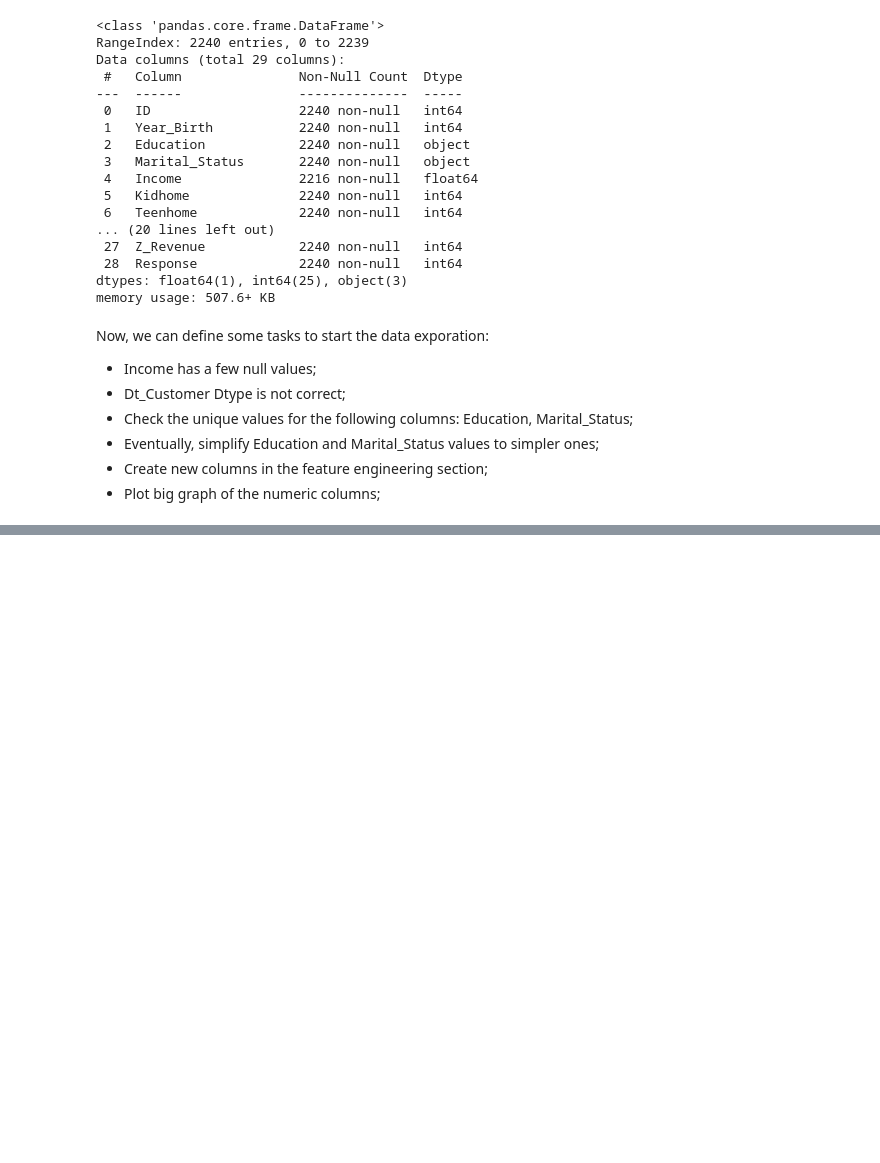
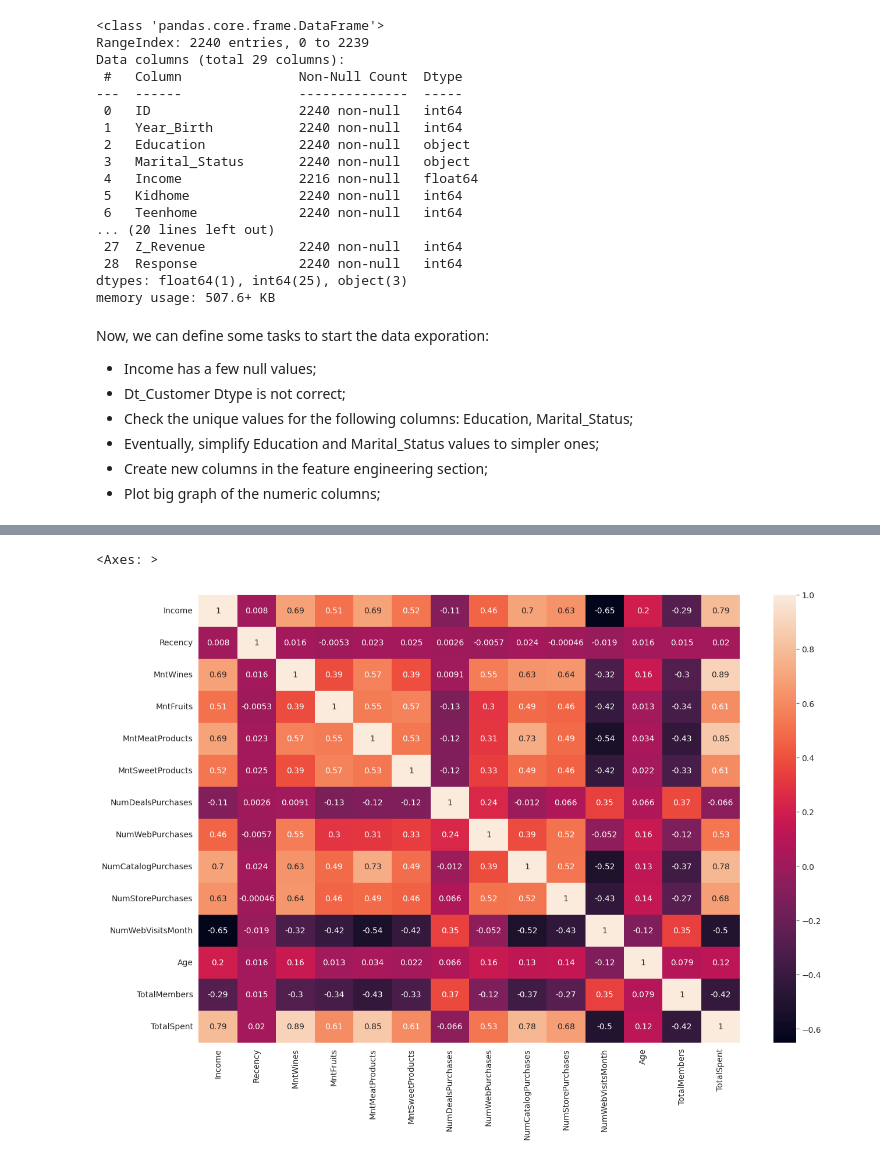
Before and after one commit to davi-santos/customer-segmentation, a Jupyter notebook: notebooks/1.0-davi_santos-initial_data_exploration.ipynb, the cells around one changed output, grey strips where cells are left out. Cells and saved outputs as stored; diff of their text form; code cells hidden in the pictures; blank space fills up the shorter version.

```diff
--- a/notebooks/1.0-davi_santos-initial_data_exploration.ipynb
+++ b/notebooks/1.0-davi_santos-initial_data_exploration.ipynb
@@ -72,0 +272,12 @@ Now, we can define some tasks to start the data exporation:
+# %%
+columns_to_plot = ['Income', 'Recency', 'MntWines', 'MntFruits', 'MntMeatProducts',
+                   'MntSweetProducts', 'NumDealsPurchases', 'NumWebPurchases',
+                   'NumCatalogPurchases', 'NumStorePurchases', 'NumWebVisitsMonth',
+                   'Age', 'TotalMembers', 'TotalSpent']
+
+corr = dataframe_clean[columns_to_plot].corr()
+plt.figure(figsize=(15,10))
+sns.heatmap(corr, annot=True)
+# %% [output]
+<Axes: >
+[figure, added]
```
Also changed, not shown: parts of 31 cells of this notebook.
